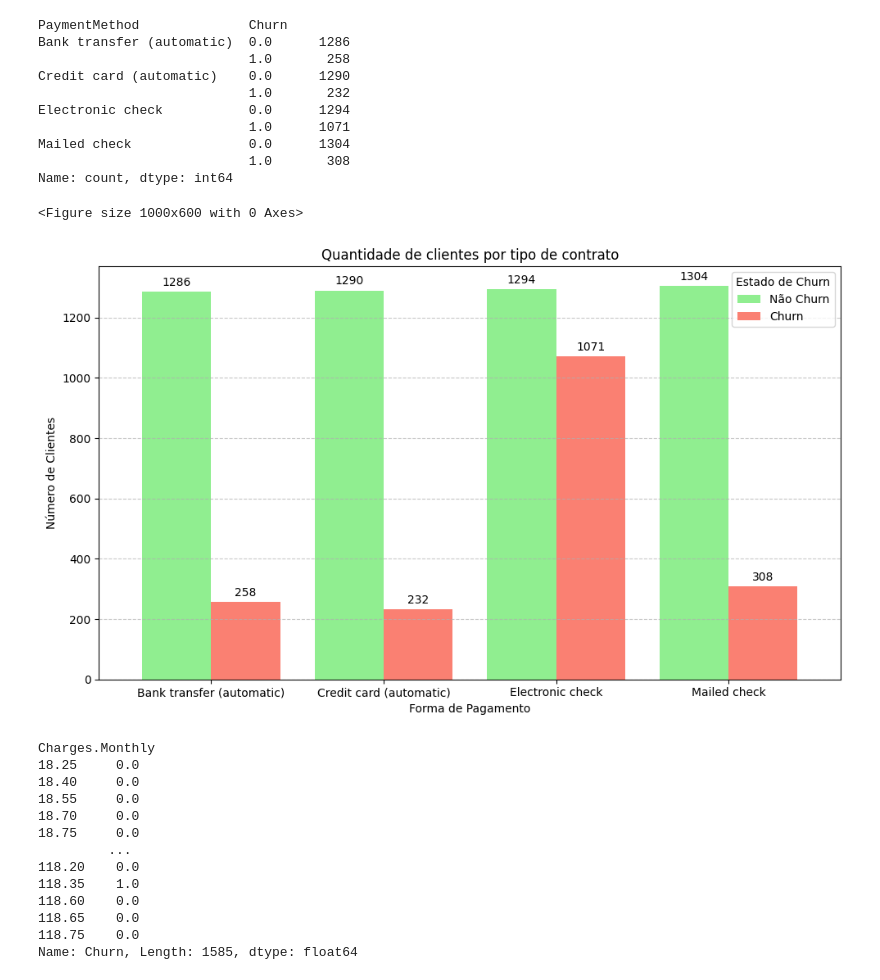
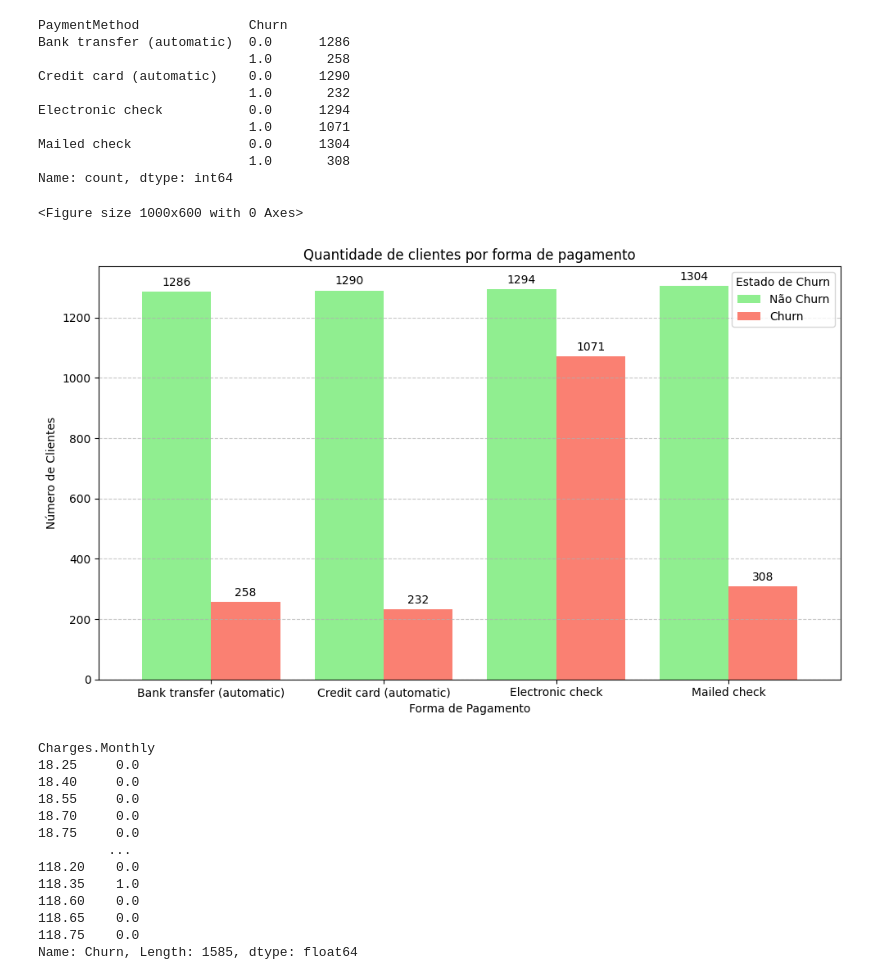
Before and after one commit to JCrpa/curso10_python_data_science_Challenge_TelecomX, a Jupyter notebook: TelecomX_BR.ipynb, the cells around one changed output. Saved outputs shown, nothing was run; the diff lists cells and outputs as text; code cells hidden in the pictures.

Commit message:
enviar arquivo README definitivo_relatorio em PDF e MD_alterar titulo grafico forma de pagamento

```diff
--- a/TelecomX_BR.ipynb
+++ b/TelecomX_BR.ipynb
@@ -750,35 +750,35 @@ churn_forma_pagamento = df_telecomX.groupby('PaymentMethod')['Churn'].value_coun
 
 # 2. Desempilhar (unstack) a Series para ter 'gender' como índice e 'Churn' como colunas
 # Isso é útil para plotar barras agrupadas ou empilhadas
 df_plot = churn_forma_pagamento.unstack(level='Churn')
 
 # Opcional: Renomear as colunas para algo mais legível no gráfico
 df_plot.columns = ['Não Churn', 'Churn'] # Assumindo 0.0=Não Churn, 1.0=Churn
 
 # 3. Criar o gráfico de barras agrupado
 plt.figure(figsize=(10, 6))
 
 # df_plot.plot(kind='bar') plota automaticamente as colunas como barras agrupadas
 ax = df_plot.plot(kind='bar', figsize=(10, 6), color=['lightgreen', 'salmon'], width=0.8)
 
 # 4. Adicionar rótulos, título e legenda
-plt.title('Quantidade de clientes por tipo de contrato')
+plt.title('Quantidade de clientes por forma de pagamento')
 plt.xlabel('Forma de Pagamento')
 plt.ylabel('Número de Clientes')
 plt.xticks(rotation=0) # Garante que os rótulos do eixo X fiquem retos
 plt.legend(title='Estado de Churn', labels=['Não Churn', 'Churn']) # Ajusta a legenda
 
 # 5. Adicionar os valores de contagem no topo das barras
 for container in ax.containers: # Itera sobre os conjuntos de barras (um para Não Churn, outro para Churn)
     ax.bar_label(container, fmt='%d', label_type='edge', padding=3)
 
 # 6. Melhorar a visualização
 plt.grid(axis='y', linestyle='--', alpha=0.7)
 plt.tight_layout() # Ajusta o layout para evitar sobreposição
 plt.show()
 # %% [output]
 <Figure size 1000x600 with 0 Axes>
-[figure, old version]
+[figure, new version]
 # %%
 # Calculo do total do total de todos os serviços dos clientes por mês x 'Churn'
 churn_gasto_mensal = df_telecomX.groupby('Charges.Monthly')['Churn'].sum()
```
Also changed, not shown: 4 other files.
